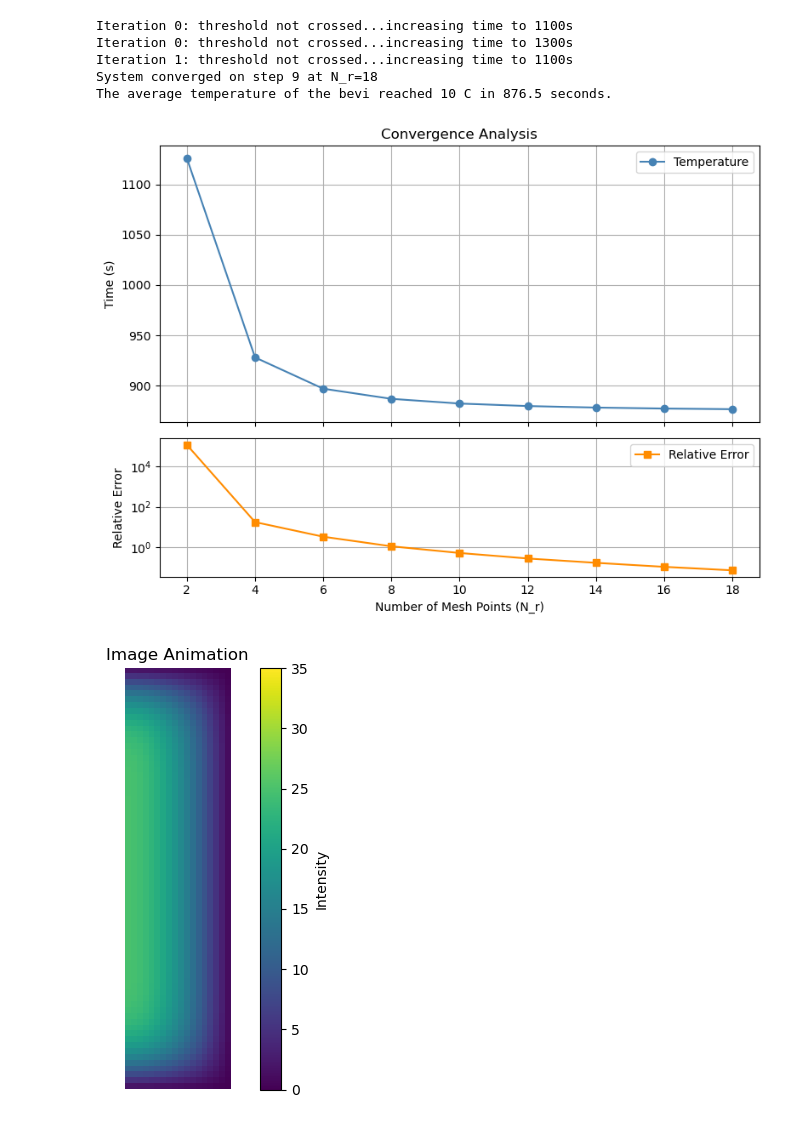
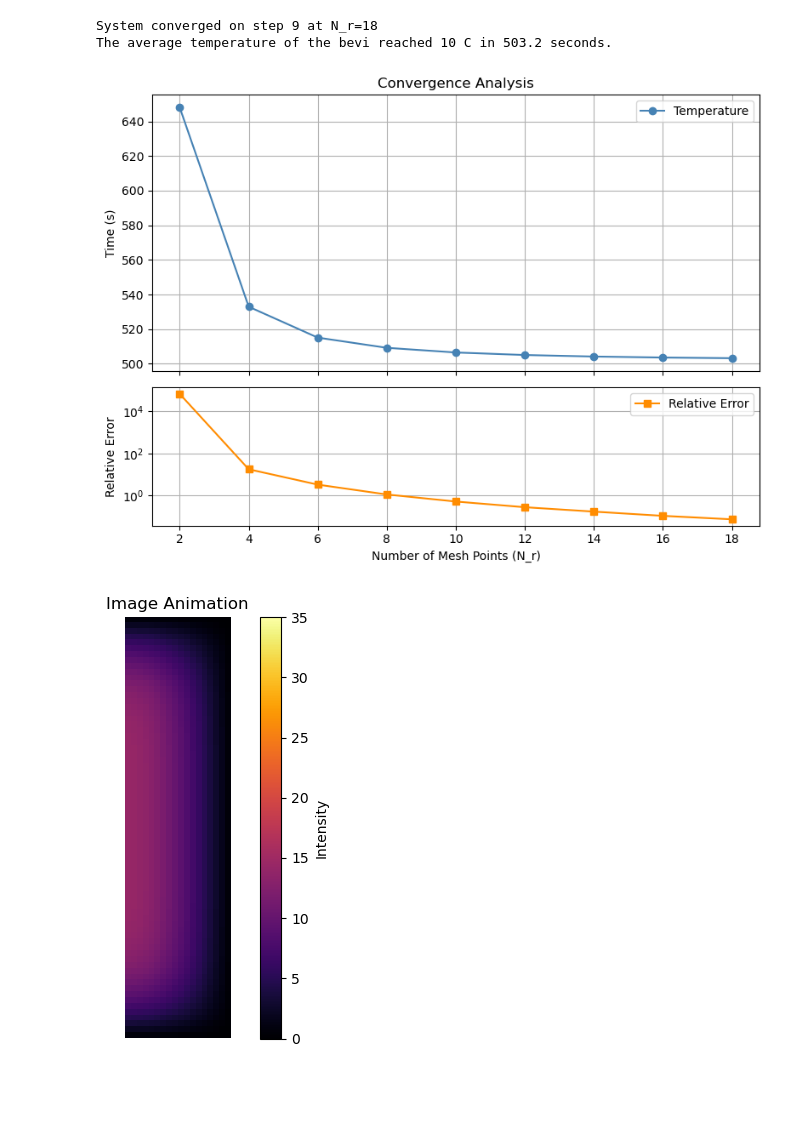
Before and after one commit to me701/homework-4-bourmanleegibson, a Jupyter notebook: Solution.ipynb, the cells around one changed output. Saved outputs shown, nothing was run; the diff lists cells and outputs as text; code cells hidden in the pictures; blank space fills up the shorter version.

Commit message:
Added doc strings and comparison to Lumped Parameter model

```diff
--- a/Solution.ipynb
+++ b/Solution.ipynb
@@ -91,16 +161,27 @@ def valCross(ind,dep,ths):
 # %%
 def genPlots(vals, errs, N_r):
     """
-    Generates:
-    A two-panel plot:
-        - Top: Time at which temperature threshold is passed values vs. N_r
-        - Bottom: Relative errors vs. N_r
+    Generates a two-panel plot to visualize the results of a convergence analysis.
 
-    Parameters:
-    - vals: Times values from convergence test
-    - errs: Relative errors of the temperature values
-    - N_r: Number of mesh points
+    The function creates:
+      - A top subplot showing the time at which a temperature threshold is reached
+        as a function of the number of mesh points (N_r).
+      - A bottom subplot showing the corresponding relative errors on a logarithmic scale.
 
+    Parameters
+    ----------
+    vals : array-like
+        Time values (e.g., when a temperature threshold is crossed), typically from
+        a convergence test.
+    errs : array-like
+        Relative errors corresponding to the values in `vals`.
+    N_r : array-like
+        Number of mesh points used in the radial direction for each test case.
+
+    Returns
+    -------
+    None
+        This function only displays the plot and does not return any values.
     """
     # --- 1. Plot temperature and relative error on shared x-axis ---
     fig, (ax1, ax2) = plt.subplots(2, 1, sharex=True, figsize=(8, 6), gridspec_kw={'height_ratios': [2, 1]})
@@ -157,30 +287,30 @@ def converganceTest(N_r_initial=2, t_initial=0, t_final=900, t_step=20, diff_per
 # %%
-con_T_map = converganceTest(gen_plots=True)
+#Run the addaptive convergence test
+t_start, t_end, T_bar, con_T_map = converganceTest(gen_plots=True)
 # %% [output]
-Iteration 0: threshold not crossed...increasing time to 1100s
-Iteration 0: threshold not crossed...increasing time to 1300s
-Iteration 1: threshold not crossed...increasing time to 1100s
 System converged on step 9 at N_r=18
-The average temperature of the bevi reached 10 C in 876.5 seconds.
+The average temperature of the bevi reached 10 C in 503.2 seconds.
-[figure, old version]
+[figure, new version]
 # %%
+#Animate and save as a .gif the final iteration of the convergence test's time dependent temperatures
+
 imgs = con_T_map
 fig, ax = plt.subplots()
 
 max_val = np.max(imgs)
-im = ax.imshow(imgs[0], cmap='viridis', vmin=0, vmax=max_val)
+im = ax.imshow(imgs[0], cmap='inferno', vmin=0, vmax=max_val)
 cbar = plt.colorbar(im, ax=ax)
 cbar.set_label("Intensity")
 
 def update(frame):
     im.set_data(imgs[frame])
     return [im]
 
 ani = animation.FuncAnimation(fig, update, frames=len(imgs), blit=True, interval=200)
 ani.save("Temp_Animation.gif",writer='pillow')
 plt.title("Image Animation")
 plt.axis('off')
 plt.tight_layout()
 plt.show()
 # %% [output]
-[figure, old version]
+[figure, new version]
```
Also changed, not shown: parts of 5 cells of this notebook.
